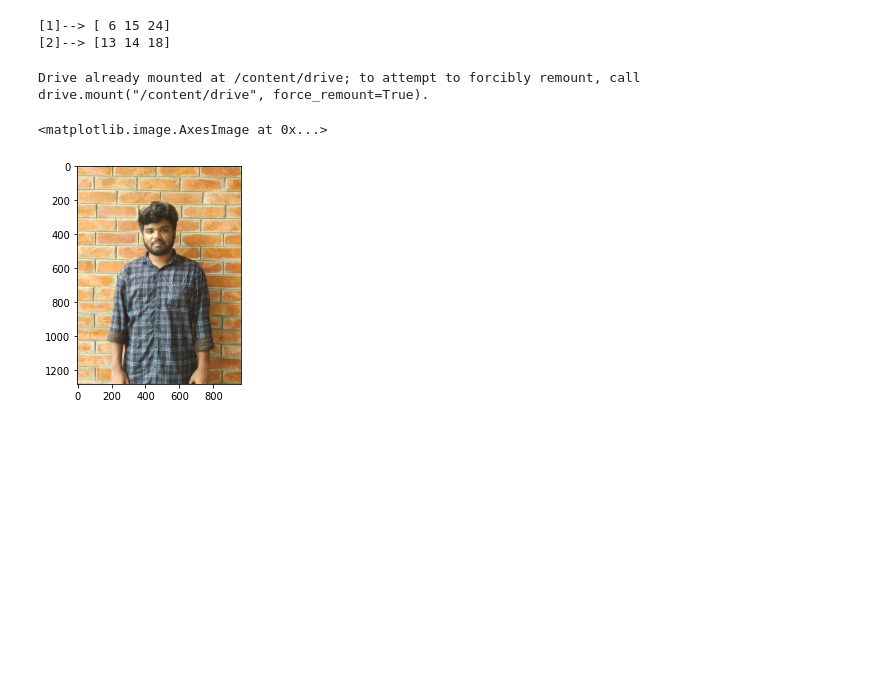
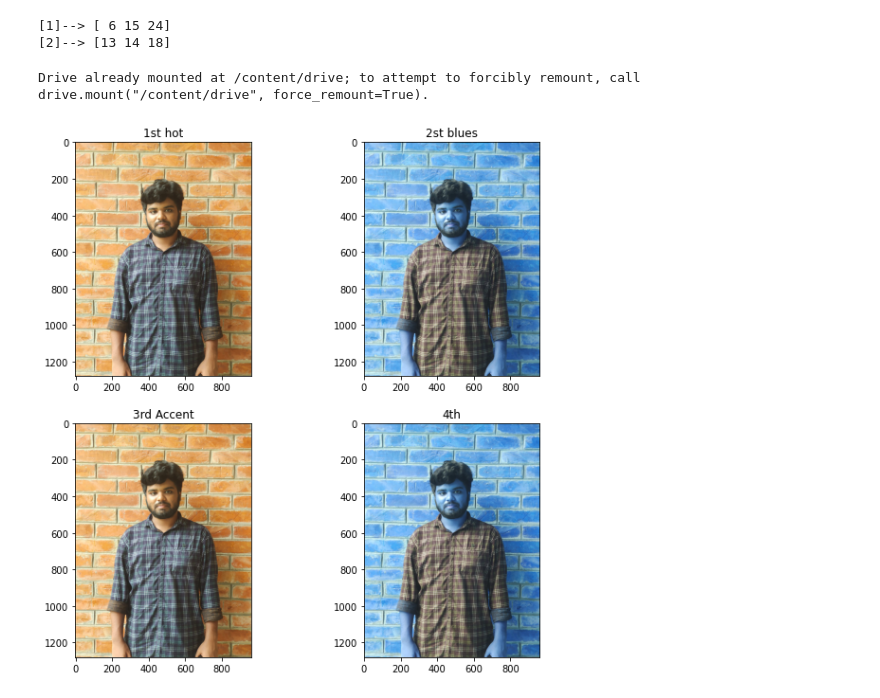
Before and after one commit to mdarikrayhan/Digital-Image-Processing, a Jupyter notebook: lab2.ipynb, the cells around one changed output. Drawn from its saved outputs; the diff is of its cells as text; code cells hidden in the pictures; blank space fills up the shorter version.

```diff
--- a/lab2.ipynb
+++ b/lab2.ipynb
@@ -83,20 +83,67 @@ print("[2]-->",y)
 # %%
 from skimage import io
 import cv2
 from google.colab import drive
 drive.mount('/content/drive')
 import numpy as np
 import matplotlib.pyplot as plt
 img_sk=io.imread('/content/drive/MyDrive/Md Arik Rayhan.jpg')
 img_cv2=cv2.imread('/content/drive/MyDrive/Md Arik Rayhan.jpg')
 BGR_to_RGB=cv2.cvtColor(img_cv2, cv2.COLOR_BGR2RGB)
-plt.imshow(BGR_to_RGB)
+
 #plt.imshow(img_cv2)#change of color because of opencv RGB to BGR
 #plt.imshow(img_sk)#doesnt change color
-#print(img_sk)
+#print(img_sk) #prints the array value of image
 #print(img_cv2)
-#testing the modification
+#plt.imshow(BGR_to_RGB)
+
+
+fig= plt.figure(figsize=(10,10))
+
+#ax1=fig.add_subplot(1,2,1)
+#ax1.imshow(img_sk)
+#ax1.title.set_text('1st')
+
+#ax2=fig.add_subplot(1,2,2)
+#ax2.imshow(img_cv2)
+#ax2.title.set_text('2st')
+#plt.show()
+
+#ax1=fig.add_subplot(2,2,1)
+#ax1.imshow(img_sk)
+#ax1.title.set_text('1st')
+
+#ax2=fig.add_subplot(2,2,2)
+#ax2.imshow(img_cv2)
+#ax2.title.set_text('2st')
+
+#ax3=fig.add_subplot(2,2,3)
+#ax3.imshow(img_sk)
+#ax3.title.set_text('3rd')
+
+#ax4=fig.add_subplot(2,2,4)
+#ax4.imshow(img_cv2)
+#ax4.title.set_text('4th')
+
+#plt.show()
+
+ax1=fig.add_subplot(2,2,1)
+ax1.imshow(img_sk,cmap='hot')
+ax1.title.set_text('1st hot')
+
+ax2=fig.add_subplot(2,2,2)
+ax2.imshow(img_cv2,cmap='Blues')
+ax2.title.set_text('2st blues')
+
+ax3=fig.add_subplot(2,2,3)
+ax3.imshow(img_sk,cmap='Accent')
+ax3.title.set_text('3rd Accent')
+
+ax4=fig.add_subplot(2,2,4)
+ax4.imshow(img_cv2)
+ax4.title.set_text('4th Original')
+
+plt.show()
 # %% [output]
 Drive already mounted at /content/drive; to attempt to forcibly remount, call drive.mount("/content/drive", force_remount=True).
-<matplotlib.image.AxesImage at 0x...>
-[figure, old version]
+[figure, new version]
```
